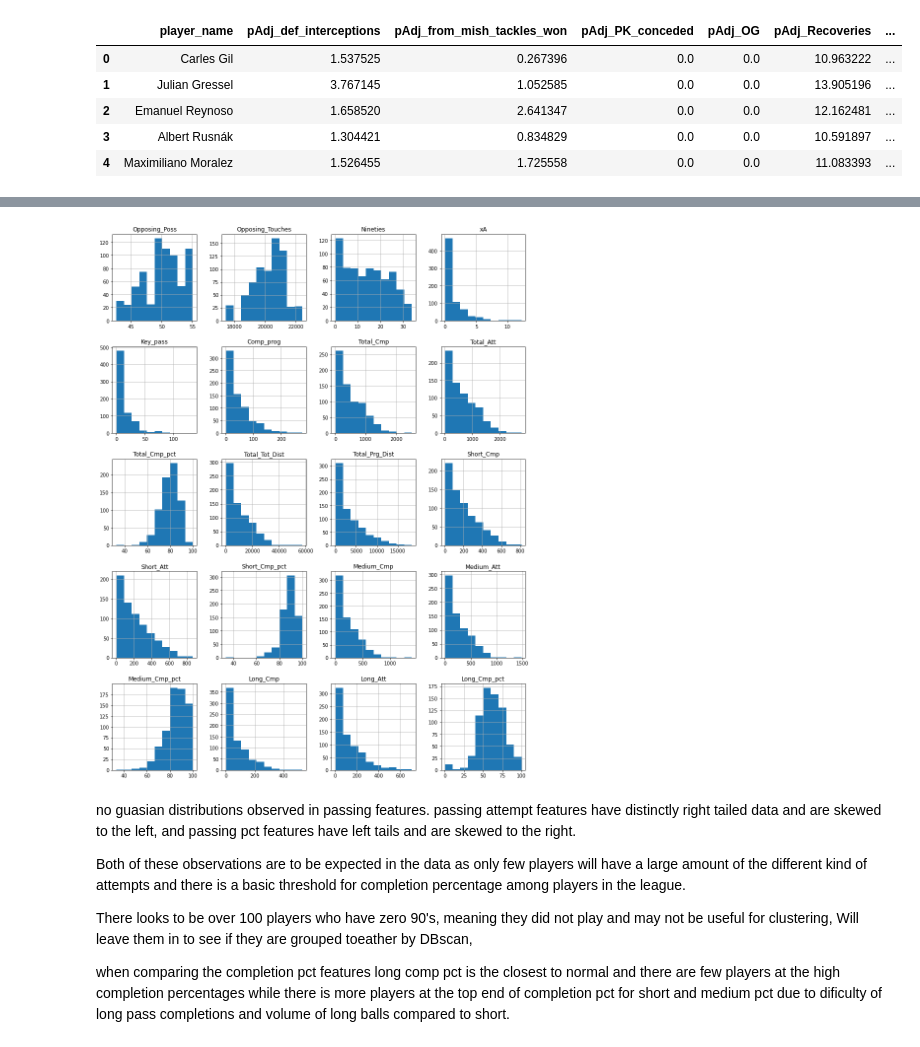
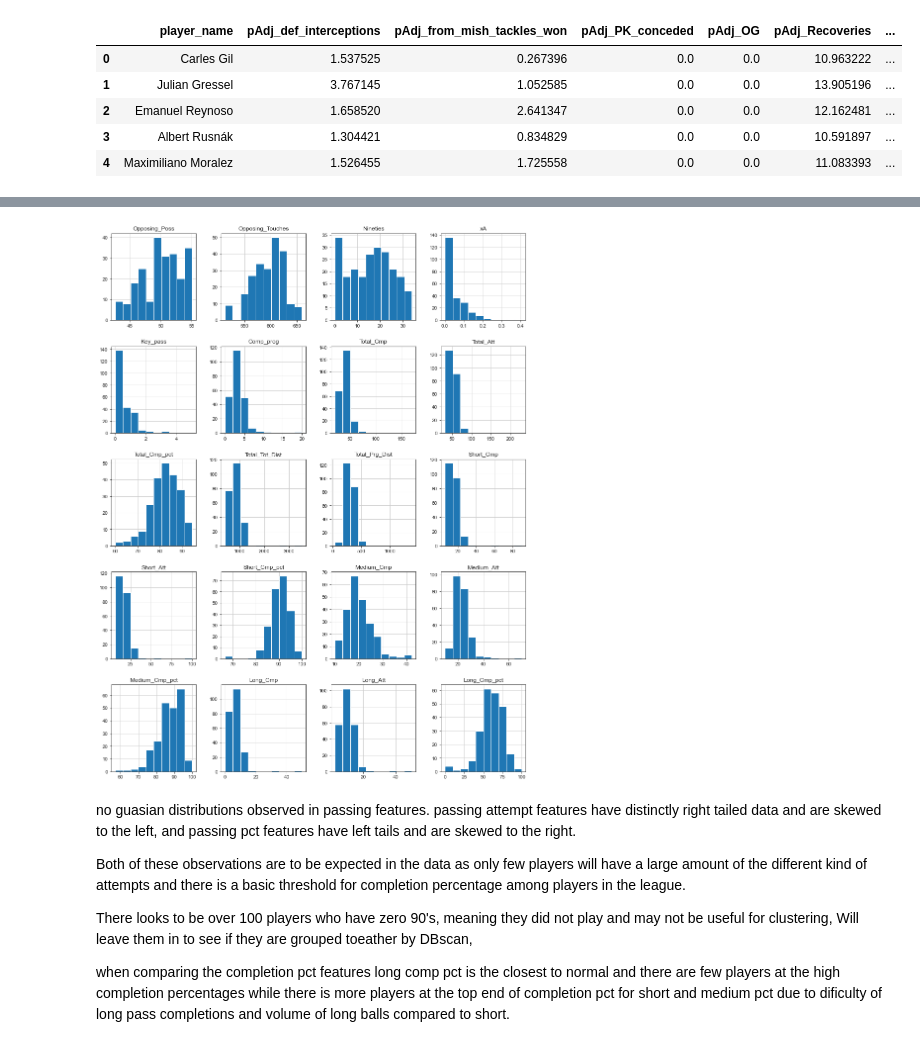
Before and after one commit to misterrustia/MLS_clustering_Captsone, a Jupyter notebook: 2_Exploratory_Data_analysis/Player_exploratory_data_analysis.ipynb, the cells around one changed output, grey strips where cells are left out. Saved outputs shown, nothing was run; the diff lists cells and outputs as text; code cells hidden in the pictures.

```diff
--- a/2_Exploratory_Data_analysis/Player_exploratory_data_analysis.ipynb
+++ b/2_Exploratory_Data_analysis/Player_exploratory_data_analysis.ipynb
@@ -304,0 +354,3 @@ df.head()
+# %%
+# create defender only df
+defenders = df.loc[(df['Position']=='DF')&( df['Nineties']!=0)]
@@ -305,32 +376,32 @@ df.head()
 # %%
 fig = plt.figure(figsize = (15,20))
 ax = fig.gca()
-hist = df[['player_name',
+hist = defenders[['player_name',
  'Squad_from_op',
  'Opposing_Poss',
  'Opposing_Touches',
  'Nation',
  'Position',
  'Nineties',
  'xA',
  'Key_pass',
  'Comp_prog',
  'Total_Cmp',
  'Total_Att',
  'Total_Cmp_pct',
  'Total_Tot_Dist',
  'Total_Prg_Dist',
  'Short_Cmp',
  'Short_Att',
  'Short_Cmp_pct',
  'Medium_Cmp',
  'Medium_Att',
  'Medium_Cmp_pct',
  'Long_Cmp',
  'Long_Att',
  'Long_Cmp_pct']].hist(bins=10, ax=ax )
 # %% [output]
-[figure, old version]
+[figure, new version]
 # %% [markdown]
 no guasian distributions observed in passing features.
 passing attempt features have distinctly right tailed data and are skewed to the left,
```
Also changed, not shown: parts of 18 cells of this notebook, 1 other file.
